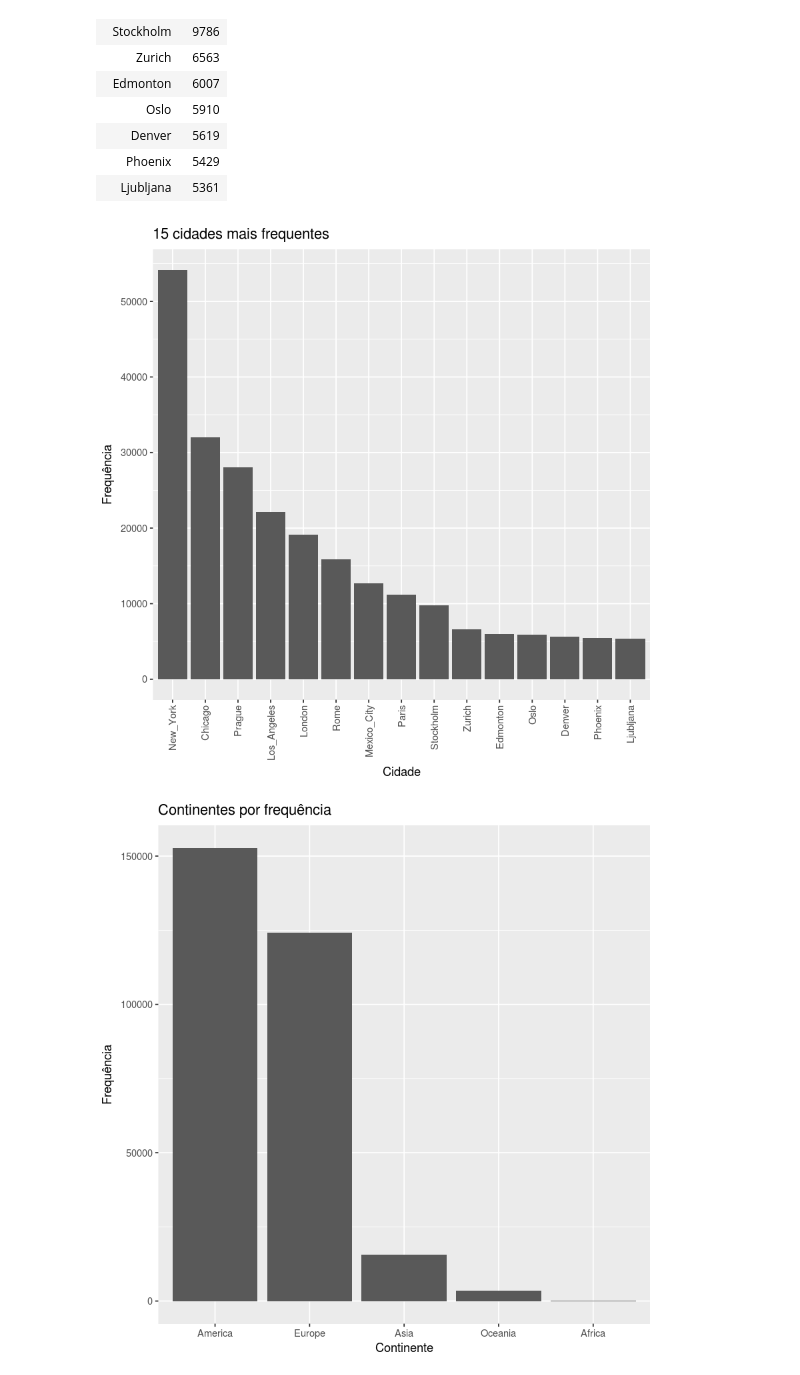
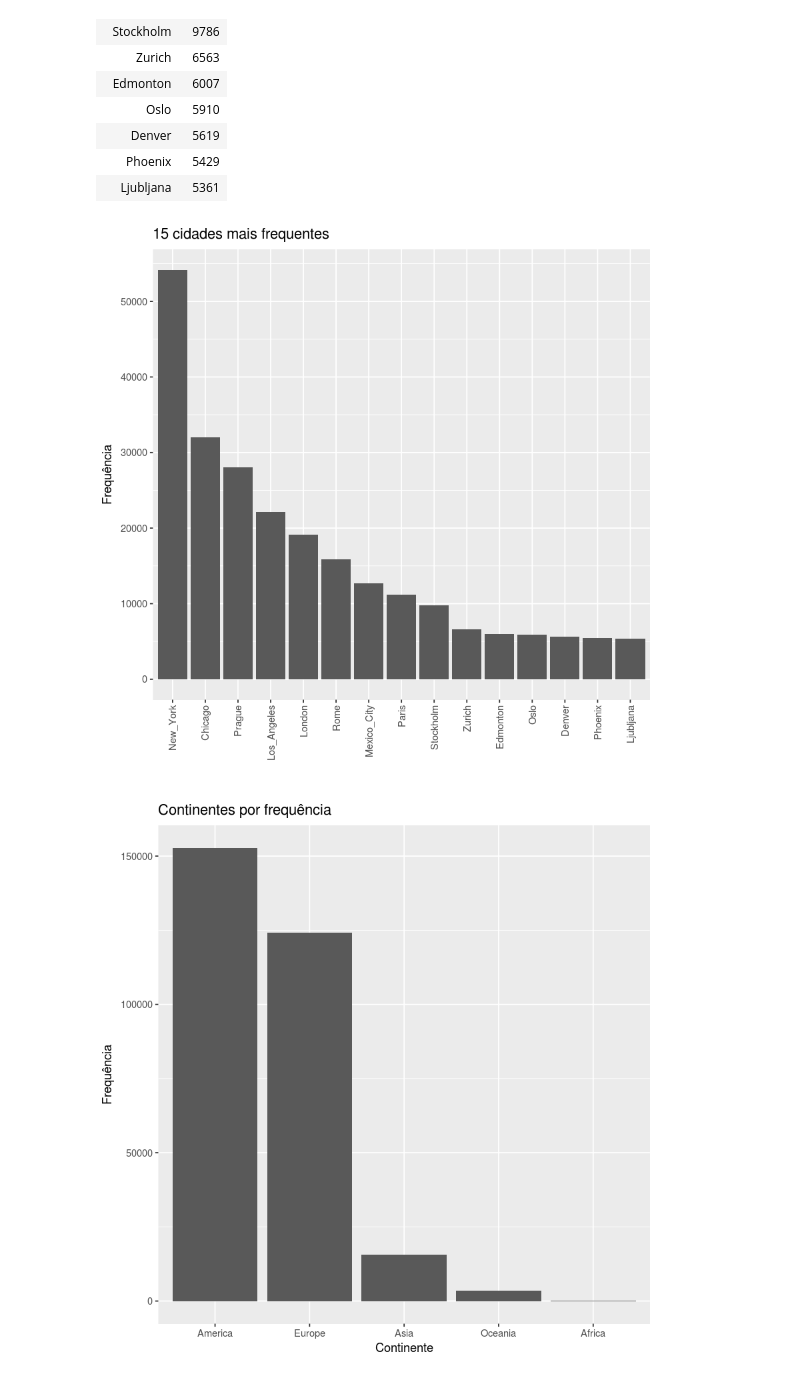
Before and after one commit to E-Trindade/predict-em-all, a Jupyter notebook: Pokemon.ipynb, the cells around one changed output. Cells and saved outputs as stored; diff of their text form; code cells hidden in the pictures.

```diff
--- a/Pokemon.ipynb
+++ b/Pokemon.ipynb
@@ -110,19 +94,19 @@ topCities
 # %%
 ## Cidades mais frequentes
 citiesFreq = table(data$city);
 topCities = as.data.frame(sort(citiesFreq, decreasing=TRUE)[1:15]);
 
 ggplot(data=topCities, aes(x=Var1,y=Freq)) +
       coord_cartesian() +
-      geom_bar(position="dodge", stat="identity") +
+      geom_bar(position="identity", stat="identity") +
       scale_y_continuous(breaks = seq(0, 60000, by = 10000)) +
       ggtitle("15 cidades mais frequentes") +
 
-      xlab("Cidade") +
+      xlab("") +
       ylab("Frequência") +
       theme(axis.text.x = element_text(angle = 90, hjust = 1, vjust = 0.5))
 # %% [output]
-[figure, old version]
+[figure, new version]
 # %%
 # Continentes
 continentFreq = table(data$continent_fixed);
```
Also changed, not shown: parts of 17 cells of this notebook, 1 other file.
